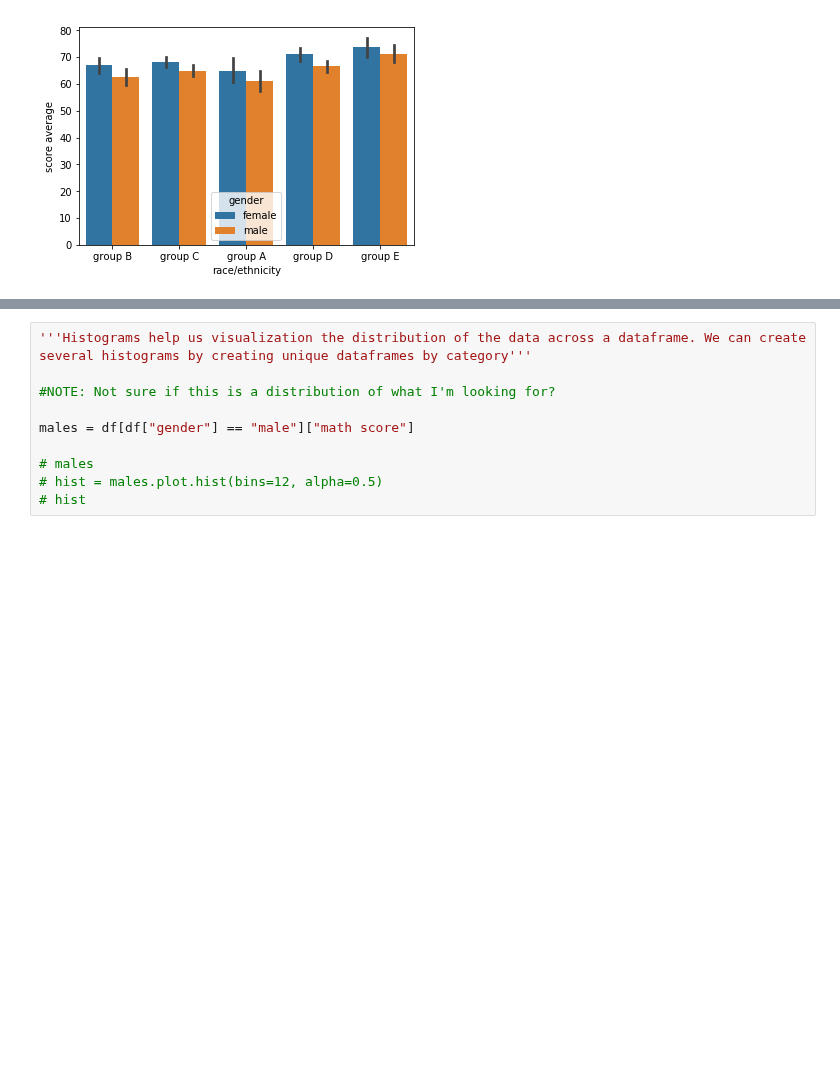
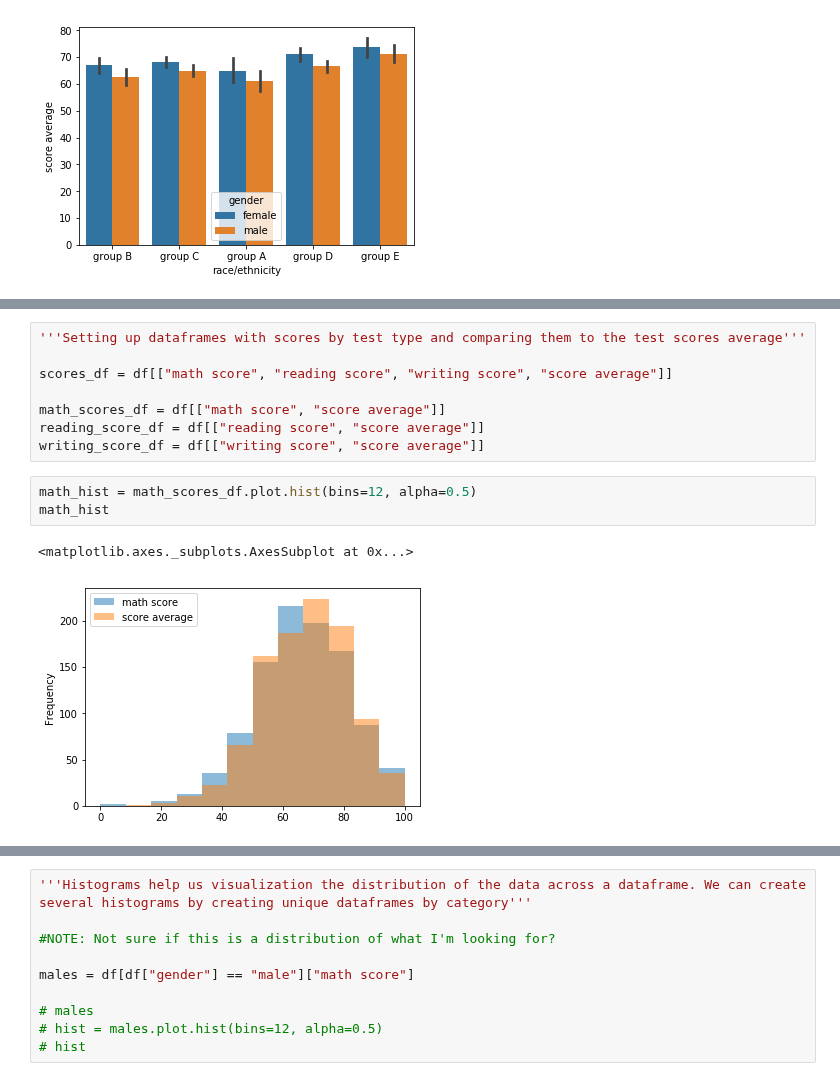
Before and after one commit to natepill/DS1.1, a Jupyter notebook: FinalProject/Students-Test-Performance-Notebook-FINAL.ipynb, the cells around one changed output, grey strips where cells are left out. Cells and saved outputs as stored; diff of their text form; blank space fills up the shorter version.

```diff
--- a/FinalProject/Students-Test-Performance-Notebook-FINAL.ipynb
+++ b/FinalProject/Students-Test-Performance-Notebook-FINAL.ipynb
@@ -123,0 +129,14 @@ boxplt
+# %%
+'''Setting up dataframes with scores by test type and comparing them to the test scores average'''
+
+scores_df = df[["math score", "reading score", "writing score", "score average"]]
+
+math_scores_df = df[["math score", "score average"]]
+reading_score_df = df[["reading score", "score average"]]
+writing_score_df = df[["writing score", "score average"]]
+# %%
+math_hist = math_scores_df.plot.hist(bins=12, alpha=0.5)
+math_hist
+# %% [output]
+<matplotlib.axes._subplots.AxesSubplot at 0x...>
+[figure, added]
```
Also changed, not shown: parts of 10 cells of this notebook.
